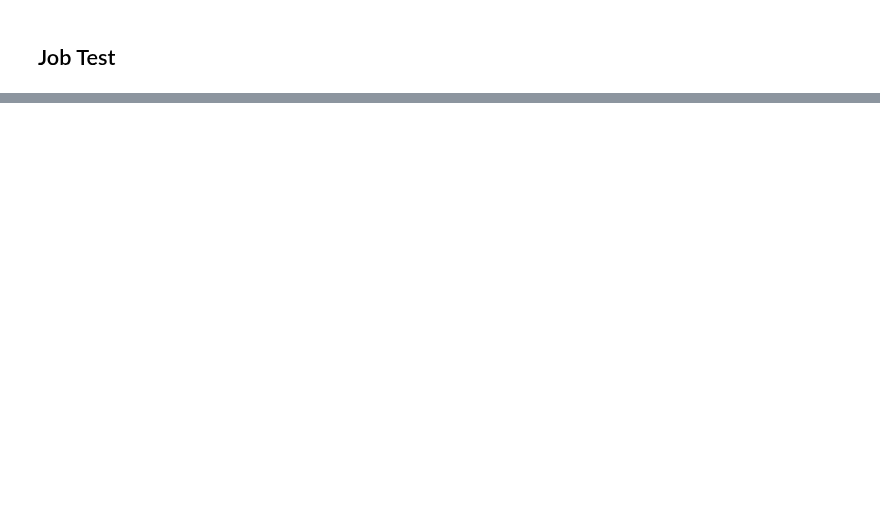
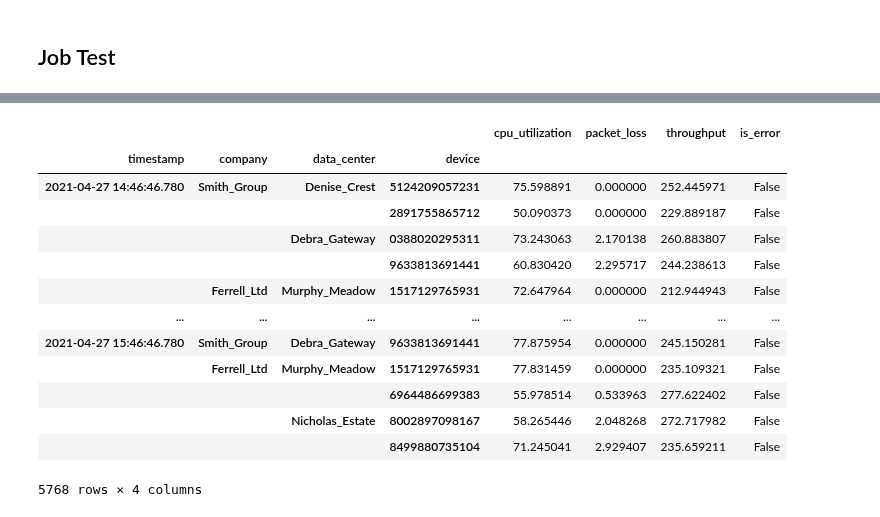
Before and after one commit to mlrun/functions, a Jupyter notebook: feature_selection/feature_selection.ipynb, the cells around one changed output, grey strips where cells are left out. Saved outputs shown, nothing was run; the diff lists cells and outputs as text; code cells hidden in the pictures; blank space fills up the shorter version.

```diff
--- a/feature_selection/feature_selection.ipynb
+++ b/feature_selection/feature_selection.ipynb
@@ -394,0 +328,17 @@ pd.read_parquet(runl.outputs['selected_features'])
+# %%
+mlrun.get_dataitem(fn_run.outputs['selected_features']).as_df()
+# %% [output]
+|  |  |  |  | cpu_utilization | packet_loss | throughput | is_error |
+| timestamp | company | data_center | device |  |  |  |  |
+| 2021-04-27 14:46:46.780 | Smith_Group | Denise_Crest | 5124209057231 | 75.598891 | 0.000000 | 252.445971 | False |
+|  |  |  | 2891755865712 | 50.090373 | 0.000000 | 229.889187 | False |
+|  |  | Debra_Gateway | 0388020295311 | 73.243063 | 2.170138 | 260.883807 | False |
+|  |  |  | 9633813691441 | 60.830420 | 2.295717 | 244.238613 | False |
+|  | Ferrell_Ltd | Murphy_Meadow | 1517129765931 | 72.647964 | 0.000000 | 212.944943 | False |
+| ... | ... | ... | ... | ... | ... | ... | ... |
+| 2021-04-27 15:46:46.780 | Smith_Group | Debra_Gateway | 9633813691441 | 77.875954 | 0.000000 | 245.150281 | False |
+|  | Ferrell_Ltd | Murphy_Meadow | 1517129765931 | 77.831459 | 0.000000 | 235.109321 | False |
+|  |  |  | 6964486699383 | 55.978514 | 0.533963 | 277.622402 | False |
+|  |  | Nicholas_Estate | 8002897098167 | 58.265446 | 2.048268 | 272.717982 | False |
+|  |  |  | 8499880735104 | 71.245041 | 2.929407 | 235.659211 | False |
+5768 rows × 4 columns
```
Also changed, not shown: parts of 12 cells of this notebook, 1 other file.
